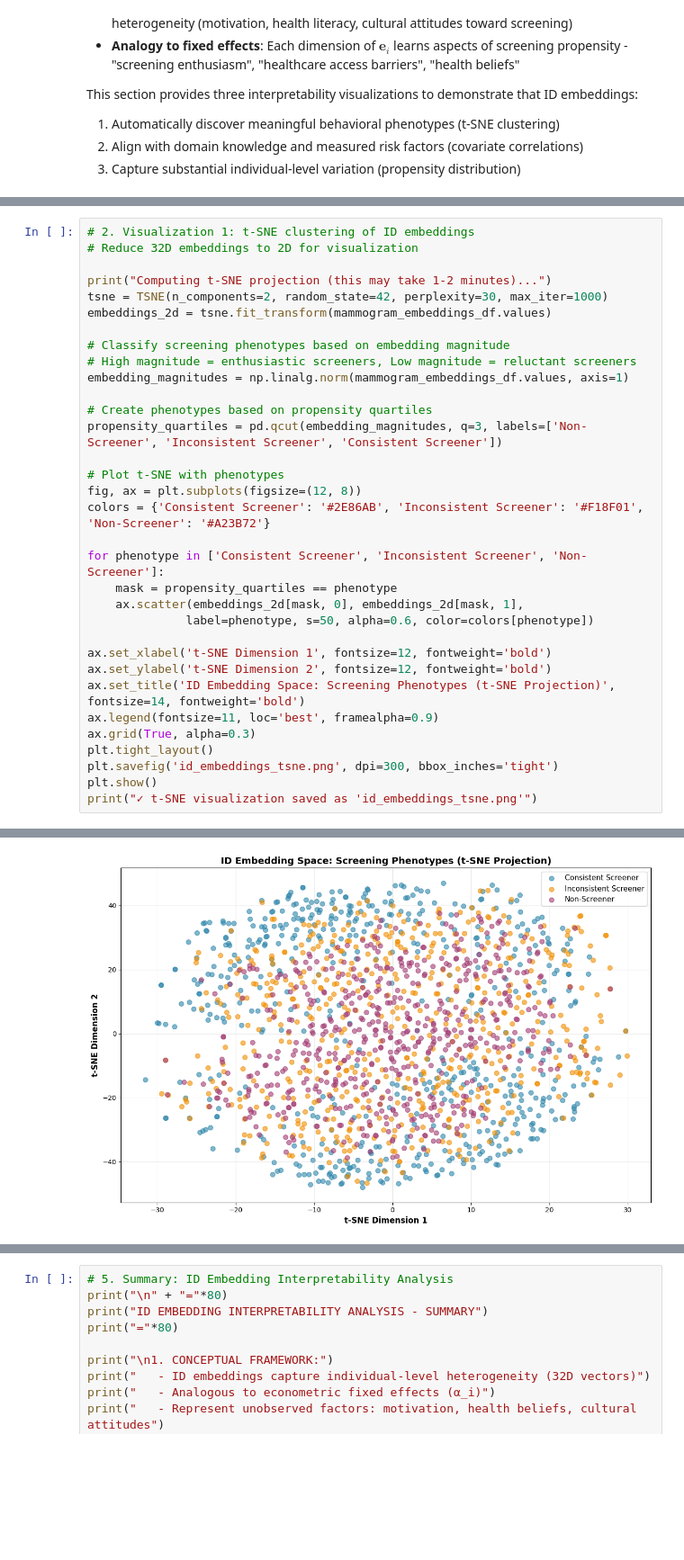
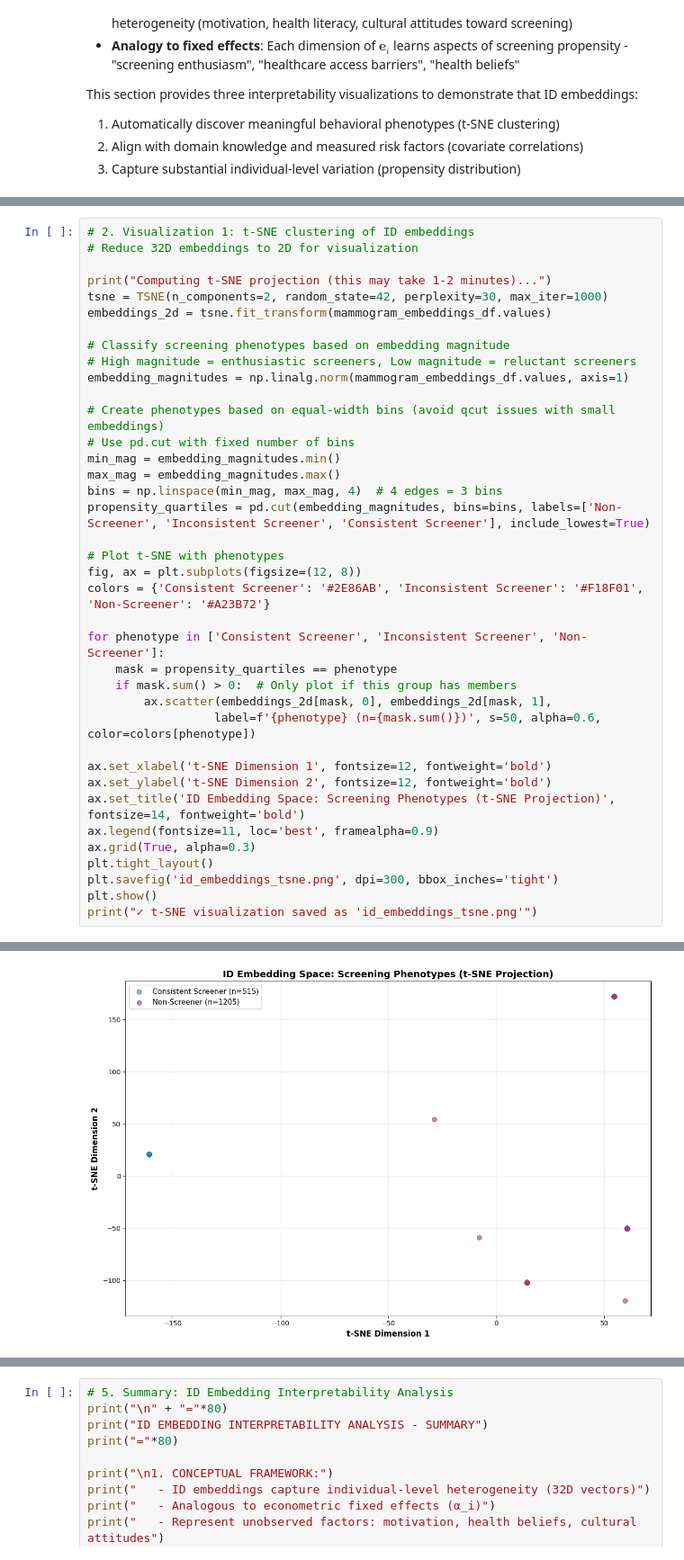
Before and after one commit to cancer-screening-2025/LSCR, a Jupyter notebook: model.ipynb, the cells around one changed output, grey strips where cells are left out. Shown at 90% size. Saved outputs shown, nothing was run; the diff lists cells and outputs as text; blank space fills up the shorter version.

```diff
--- a/model.ipynb
+++ b/model.ipynb
@@ -8873,38 +8920,43 @@ print(f"  SOURCE: Actual BiLSTM model trained on NLSY79 2008-2018 panel data ✓
 # 2. Visualization 1: t-SNE clustering of ID embeddings
 # Reduce 32D embeddings to 2D for visualization
 
 print("Computing t-SNE projection (this may take 1-2 minutes)...")
 tsne = TSNE(n_components=2, random_state=42, perplexity=30, max_iter=1000)
 embeddings_2d = tsne.fit_transform(mammogram_embeddings_df.values)
 
 # Classify screening phenotypes based on embedding magnitude
 # High magnitude = enthusiastic screeners, Low magnitude = reluctant screeners
 embedding_magnitudes = np.linalg.norm(mammogram_embeddings_df.values, axis=1)
 
-# Create phenotypes based on propensity quartiles
-propensity_quartiles = pd.qcut(embedding_magnitudes, q=3, labels=['Non-Screener', 'Inconsistent Screener', 'Consistent Screener'])
+# Create phenotypes based on equal-width bins (avoid qcut issues with small embeddings)
+# Use pd.cut with fixed number of bins
+min_mag = embedding_magnitudes.min()
+max_mag = embedding_magnitudes.max()
+bins = np.linspace(min_mag, max_mag, 4)  # 4 edges = 3 bins
+propensity_quartiles = pd.cut(embedding_magnitudes, bins=bins, labels=['Non-Screener', 'Inconsistent Screener', 'Consistent Screener'], include_lowest=True)
 
 # Plot t-SNE with phenotypes
 fig, ax = plt.subplots(figsize=(12, 8))
 colors = {'Consistent Screener': '#2E86AB', 'Inconsistent Screener': '#F18F01', 'Non-Screener': '#A23B72'}
 
 for phenotype in ['Consistent Screener', 'Inconsistent Screener', 'Non-Screener']:
     mask = propensity_quartiles == phenotype
-    ax.scatter(embeddings_2d[mask, 0], embeddings_2d[mask, 1],
-              label=phenotype, s=50, alpha=0.6, color=colors[phenotype])
+    if mask.sum() > 0:  # Only plot if this group has members
+        ax.scatter(embeddings_2d[mask, 0], embeddings_2d[mask, 1],
+                  label=f'{phenotype} (n={mask.sum()})', s=50, alpha=0.6, color=colors[phenotype])
 
 ax.set_xlabel('t-SNE Dimension 1', fontsize=12, fontweight='bold')
 ax.set_ylabel('t-SNE Dimension 2', fontsize=12, fontweight='bold')
 ax.set_title('ID Embedding Space: Screening Phenotypes (t-SNE Projection)', fontsize=14, fontweight='bold')
 ax.legend(fontsize=11, loc='best', framealpha=0.9)
 ax.grid(True, alpha=0.3)
 plt.tight_layout()
 plt.savefig('id_embeddings_tsne.png', dpi=300, bbox_inches='tight')
 plt.show()
 print("✓ t-SNE visualization saved as 'id_embeddings_tsne.png'")
 # %% [output]
 Computing t-SNE projection (this may take 1-2 minutes)...
-[figure, old version]
+[figure, new version]
 ✓ t-SNE visualization saved as 'id_embeddings_tsne.png'
 # %%
 # 3. Visualization 2: Embedding-Covariate Correlation Heatmap
```
Also changed, not shown: parts of 8 cells of this notebook, 3 other files.
